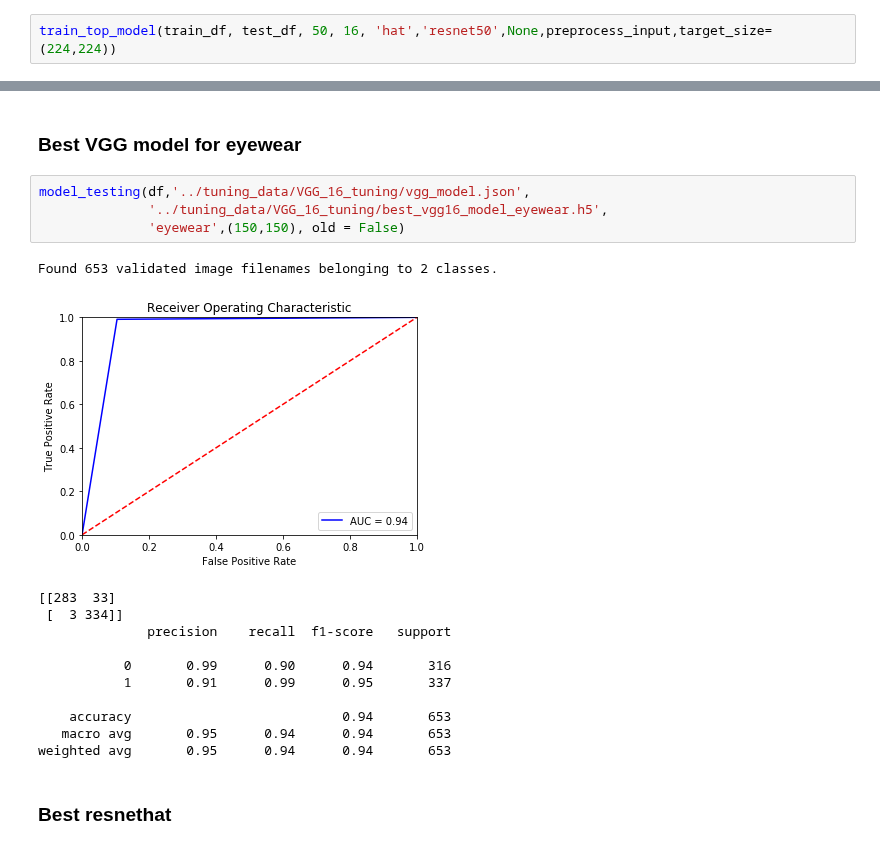
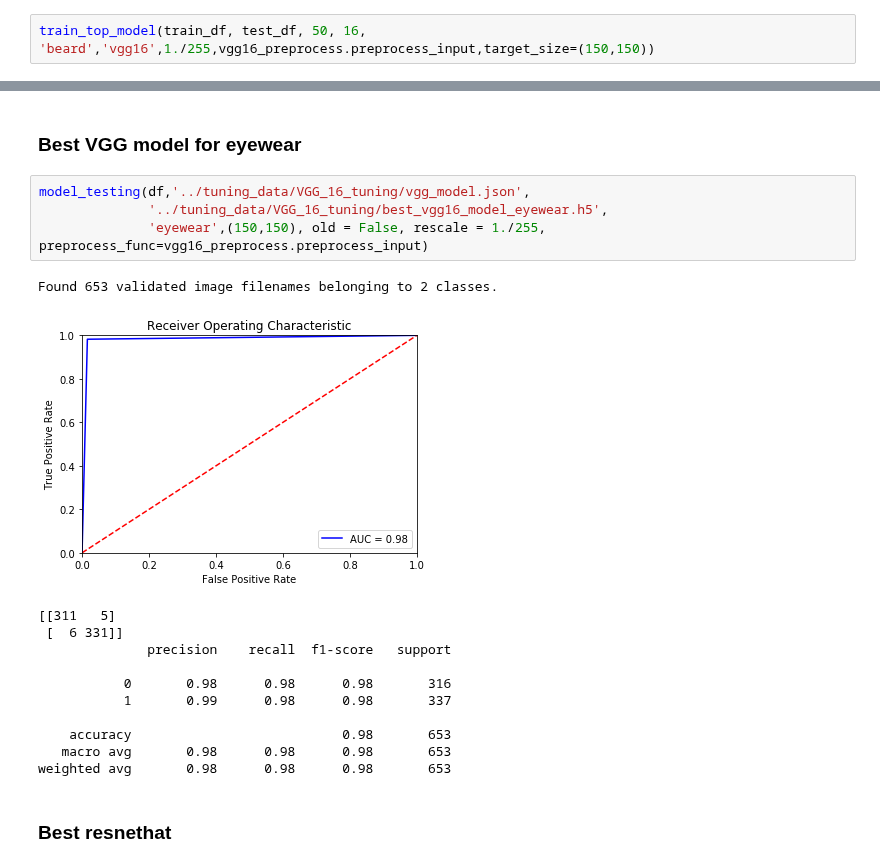
Before and after one commit to mzhou356/img2recommender, a Jupyter notebook: notebooks/Generic_Model_Tuning.ipynb, the cells around one changed output, grey strips where cells are left out. Cells and saved outputs as stored; diff of their text form.

```diff
--- a/notebooks/Generic_Model_Tuning.ipynb
+++ b/notebooks/Generic_Model_Tuning.ipynb
@@ -286,5 +291,5 @@ def train_top_model(train_df, test_df, epoch, batch_size, label, model_type,resc
 # %% [markdown]
 #### run train_top_model and save results in tuning_data
 # %%
-train_top_model(train_df, test_df, 50, 16, 'hat','resnet50',None,preprocess_input,target_size=(224,224))
+train_top_model(train_df, test_df, 50, 16, 'beard','vgg16',1./255,vgg16_preprocess.preprocess_input,target_size=(150,150))
 # %% [output]
@@ -511,20 +525,20 @@ weighted avg       0.96      0.96      0.96       653
 # %%
 model_testing(df,'../tuning_data/VGG_16_tuning/vgg_model.json',
               '../tuning_data/VGG_16_tuning/best_vgg16_model_eyewear.h5',
-              'eyewear',(150,150), old = False)
+              'eyewear',(150,150), old = False, rescale = 1./255, preprocess_func=vgg16_preprocess.preprocess_input)
 # %% [output]
 Found 653 validated image filenames belonging to 2 classes.
-[figure, old version]
+[figure, new version]
-[[283  33]
- [  3 334]]
+[[311   5]
+ [  6 331]]
               precision    recall  f1-score   support
 
-           0       0.99      0.90      0.94       316
-           1       0.91      0.99      0.95       337
+           0       0.98      0.98      0.98       316
+           1       0.99      0.98      0.98       337
 
-    accuracy                           0.94       653
-   macro avg       0.95      0.94      0.94       653
-weighted avg       0.95      0.94      0.94       653
+    accuracy                           0.98       653
+   macro avg       0.98      0.98      0.98       653
+weighted avg       0.98      0.98      0.98       653
 # %% [markdown]
 ### Best resnethat
 # %%
```
Also changed, not shown: parts of 14 cells of this notebook, 2 other files.
